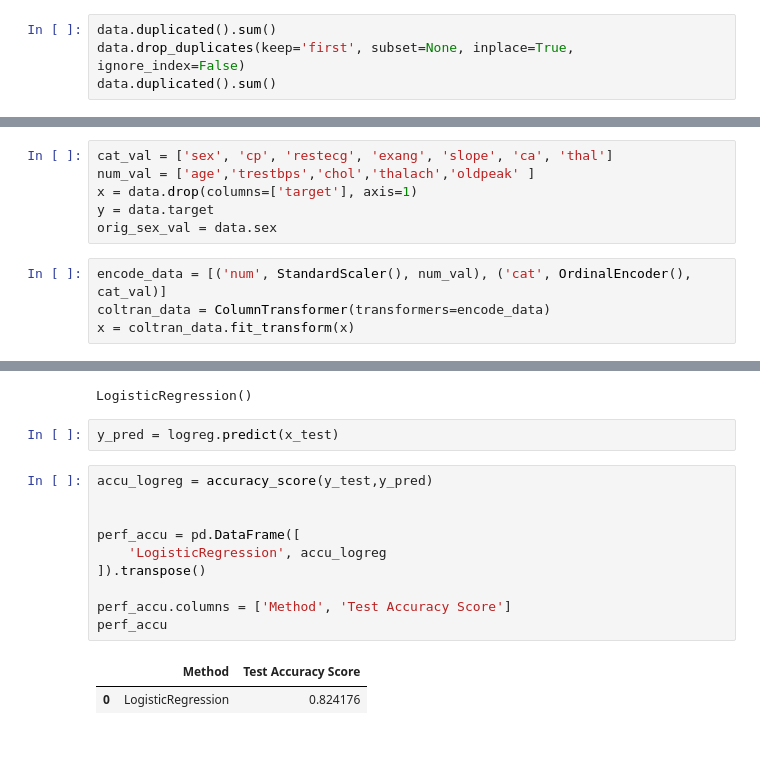
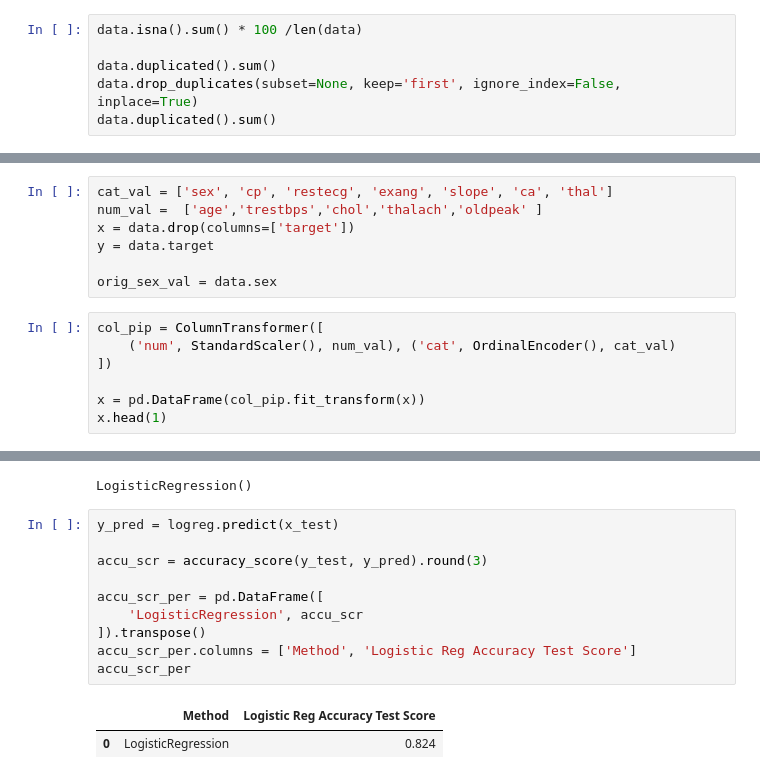
Before and after one commit to Omuk/Fullstack-Data-Analyst, a Jupyter notebook: Learning/code_examples/practice/practice_field.ipynb, the cells around one changed output, grey strips where cells are left out. Saved outputs shown, nothing was run; the diff lists cells and outputs as text; blank space fills up the shorter version.

```diff
--- a/Learning/code_examples/practice/practice_field.ipynb
+++ b/Learning/code_examples/practice/practice_field.ipynb
@@ -24,16 +25,22 @@ data = pd.read_csv(r'c:\Github\Fullstack-Data-Analyst\Learning\the_data\data-lab
 # %%
+data.isna().sum() * 100 /len(data)
+
 data.duplicated().sum()
-data.drop_duplicates(keep='first', subset=None, inplace=True, ignore_index=False)
+data.drop_duplicates(subset=None, keep='first', ignore_index=False, inplace=True)
 data.duplicated().sum()
 # %% [output]
 0
 # %%
 cat_val = ['sex', 'cp', 'restecg', 'exang', 'slope', 'ca', 'thal']
-num_val = ['age','trestbps','chol','thalach','oldpeak' ]
-x = data.drop(columns=['target'], axis=1)
+num_val =  ['age','trestbps','chol','thalach','oldpeak' ]
+x = data.drop(columns=['target'])
 y = data.target
+
 orig_sex_val = data.sex
 # %%
-encode_data = [('num', StandardScaler(), num_val), ('cat', OrdinalEncoder(), cat_val)]
-coltran_data = ColumnTransformer(transformers=encode_data)
-x = coltran_data.fit_transform(x)
+col_pip = ColumnTransformer([
+    ('num', StandardScaler(), num_val), ('cat', OrdinalEncoder(), cat_val)
+])
+
+x = pd.DataFrame(col_pip.fit_transform(x))
+x.head(1)
@@ -54,20 +54,18 @@ logreg = LogisticRegression()
 logreg.fit(x_train,y_train)
 # %% [output]
 LogisticRegression()
-# %%
-y_pred = logreg.predict(x_test)
 # %%
-accu_logreg = accuracy_score(y_test,y_pred)
+y_pred = logreg.predict(x_test)
 
+accu_scr = accuracy_score(y_test, y_pred).round(3)
 
-perf_accu = pd.DataFrame([
-    'LogisticRegression', accu_logreg
+accu_scr_per = pd.DataFrame([
+    'LogisticRegression', accu_scr
 ]).transpose()
-
-perf_accu.columns = ['Method', 'Test Accuracy Score']
-perf_accu
+accu_scr_per.columns = ['Method', 'Logistic Reg Accuracy Test Score']
+accu_scr_per
 # %% [output]
-|  | Method | Test Accuracy Score |
-| 0 | LogisticRegression | 0.824176 |
+|  | Method | Logistic Reg Accuracy Test Score |
+| 0 | LogisticRegression | 0.824 |
 # %%
 cm_dic = {
```
Also changed, not shown: parts of 10 cells of this notebook.
